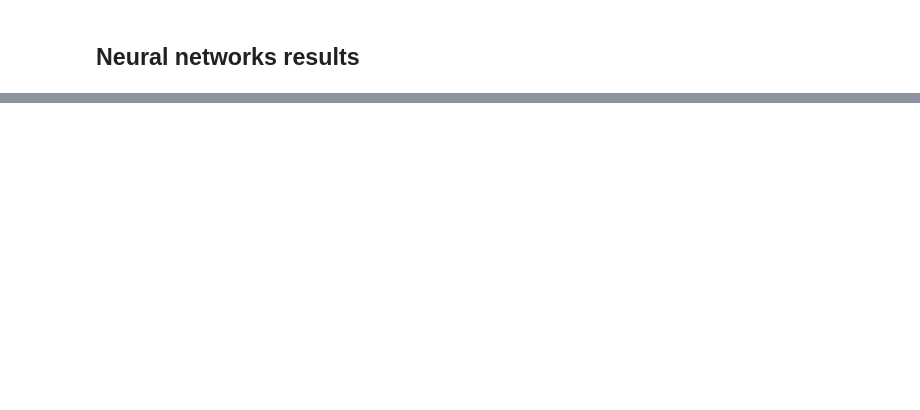
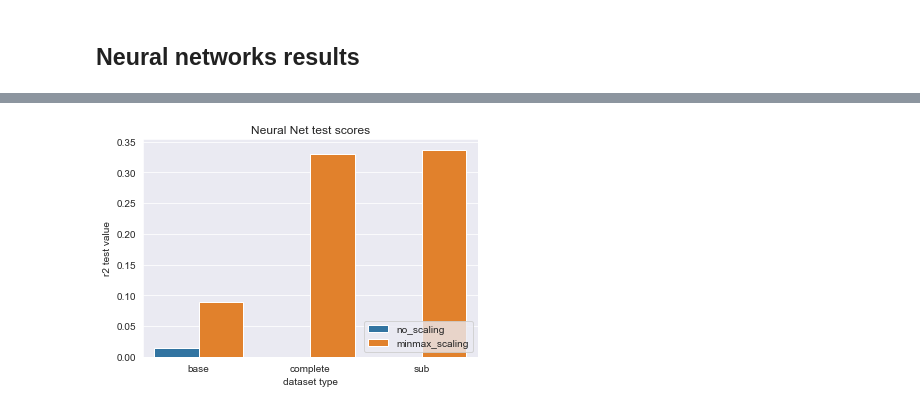
Before and after one commit to burububbu/context-aware-analysis, a Jupyter notebook: results_analysis.ipynb, the cells around one changed output, grey strips where cells are left out. Cells and saved outputs as stored; diff of their text form; code cells hidden in the pictures; blank space fills up the shorter version.

Commit message:
Added neural net analysis

```diff
--- a/results_analysis.ipynb
+++ b/results_analysis.ipynb
@@ -88,8 +110,9 @@ for set_type in subset_types:
 nn_results = pd.DataFrame()
 
 for subset_type in subset_types:
-    ml_results = ml_results.append(pd.read_csv(f'{path}{model_name}_results.csv'))
+    nn_results = nn_results.append(pd.read_csv(f'{path}neural_network_{subset_type}set.csv'))
 
-ml_results = ml_results.drop("Unnamed: 0",axis=1).reset_index(drop=True)
+nn_results = nn_results.drop("Unnamed: 0",axis=1).reset_index(drop=True)
 
-ml_results.head(5)
+print(f'Training neural network: {nn_results.shape[0]} results')
+nn_results.head(2)
@@ -95,0 +141,12 @@ ml_results.head(5)
+# %%
+# for each couple (dataset type, preprocessing type) get the best test value
+nn_best_results = pd.DataFrame()
+
+for sub_type, pr_type in itertools.product(subset_types, ['no_scaling', 'minmax_scaling']):
+    to_mantain = (nn_results['dataset_type'] == sub_type) & (nn_results['preprocessing_type'] == pr_type)
+
+    nn_best_results = nn_best_results.append(nn_results[to_mantain].sort_values(by=['r2_test'], ascending=False).head(1))
+
+grouped_bar_plot(x='dataset_type', y='r2_test', hue='preprocessing_type', data=nn_best_results, model_name='Neural Net test')
+# %% [output]
+[figure, added]
```
Also changed, not shown: parts of 14 cells of this notebook.
